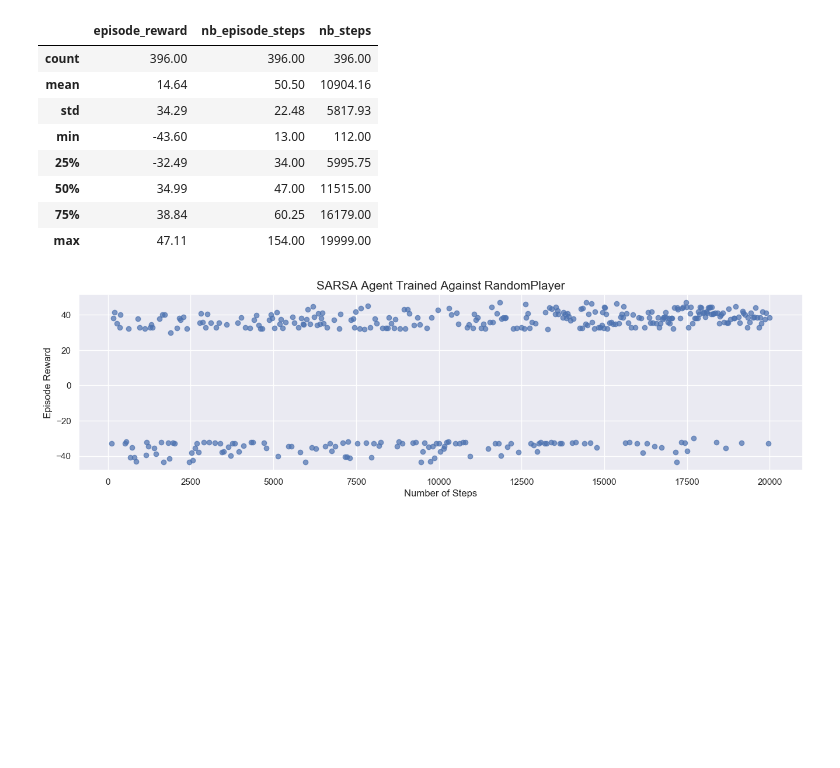
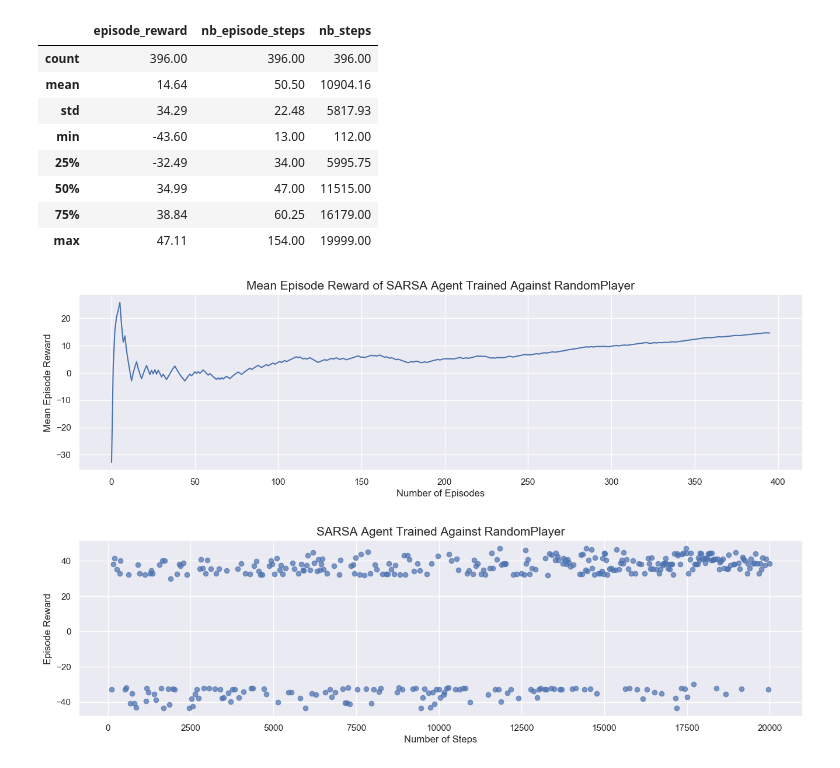
Before and after one commit to vuhcl/poke-env, a Jupyter notebook: src/SARSAAgent/SARSA-Showdown-Results.ipynb, the cells around one changed output. Drawn from its saved outputs; the diff is of its cells as text; code cells hidden in the pictures; blank space fills up the shorter version.

Commit message:
Add plot

```diff
--- a/src/SARSAAgent/SARSA-Showdown-Results.ipynb
+++ b/src/SARSAAgent/SARSA-Showdown-Results.ipynb
@@ -25,6 +25,18 @@ random_train_stats
 | 50% | 34.99 | 47.00 | 11515.00 |
 | 75% | 38.84 | 60.25 | 16179.00 |
 | max | 47.11 | 154.00 | 19999.00 |
+# %%
+mean_reward = []
+for i in range(len(random_train['episode_reward'])):
+    mean_reward.append(np.mean(random_train['episode_reward'][:i+1]))
+plt.figure(figsize=(16,4), dpi=100)
+plt.title("Mean Episode Reward of SARSA Agent Trained Against RandomPlayer", size=15)
+plt.xlabel('Number of Episodes')
+plt.ylabel('Mean Episode Reward')
+plt.plot(mean_reward)
+plt.show()
+# %% [output]
+[figure, added]
 # %%
 plt.figure(figsize=(16,4), dpi=100)
 plt.scatter(random_train['nb_steps'], random_train['episode_reward'], alpha = 0.7)
```
